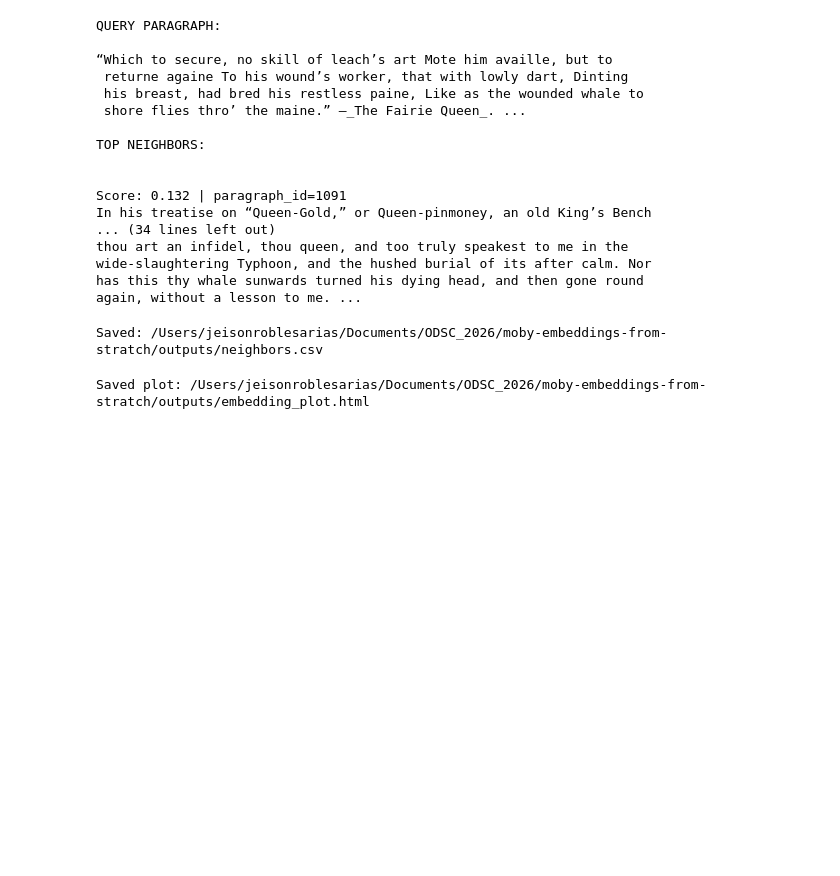
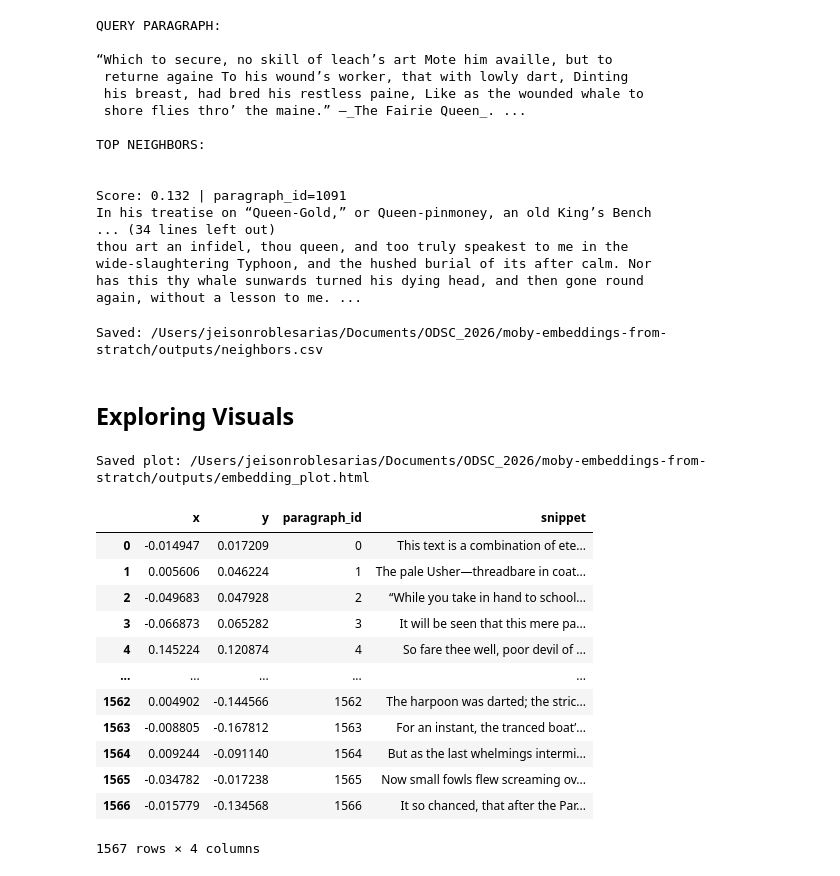
Before and after one commit to JeisonRobles/moby-embeddings-from-scratch, a Jupyter notebook: notebooks/01_vector_semantics_mobydick.ipynb, the cells around one changed output. Saved outputs shown, nothing was run; the diff lists cells and outputs as text; code cells hidden in the pictures; blank space fills up the shorter version.

```diff
--- a/notebooks/01_vector_semantics_mobydick.ipynb
+++ b/notebooks/01_vector_semantics_mobydick.ipynb
@@ -197,6 +195,8 @@ pd.DataFrame(records).to_csv(OUTPUTS / "neighbors.csv", index=False)
 print("Saved:", OUTPUTS / "neighbors.csv")
 # %% [output]
 Saved: /Users/jeisonroblesarias/Documents/ODSC_2026/moby-embeddings-from-stratch/outputs/neighbors.csv
+# %% [markdown]
+## Exploring Visuals
 # %%
 coords = pca_2d(X)
 
@@ -213,3 +215,19 @@ plot_embeddings_2d(df_plot, str(out_html))
 print("Saved plot:", out_html)
 # %% [output]
 Saved plot: /Users/jeisonroblesarias/Documents/ODSC_2026/moby-embeddings-from-stratch/outputs/embedding_plot.html
+# %%
+df_plot
+# %% [output]
+|  | x | y | paragraph_id | snippet |
+| 0 | -0.014947 | 0.017209 | 0 | This text is a combination of ete... |
+| 1 | 0.005606 | 0.046224 | 1 | The pale Usher—threadbare in coat... |
+| 2 | -0.049683 | 0.047928 | 2 | “While you take in hand to school... |
+| 3 | -0.066873 | 0.065282 | 3 | It will be seen that this mere pa... |
+| 4 | 0.145224 | 0.120874 | 4 | So fare thee well, poor devil of ... |
+| ... | ... | ... | ... | ... |
+| 1562 | 0.004902 | -0.144566 | 1562 | The harpoon was darted; the stric... |
+| 1563 | -0.008805 | -0.167812 | 1563 | For an instant, the tranced boat’... |
+| 1564 | 0.009244 | -0.091140 | 1564 | But as the last whelmings intermi... |
+| 1565 | -0.034782 | -0.017238 | 1565 | Now small fowls flew screaming ov... |
+| 1566 | -0.015779 | -0.134568 | 1566 | It so chanced, that after the Par... |
+1567 rows × 4 columns
```
Also changed, not shown: parts of 27 cells of this notebook, 1 other file.
